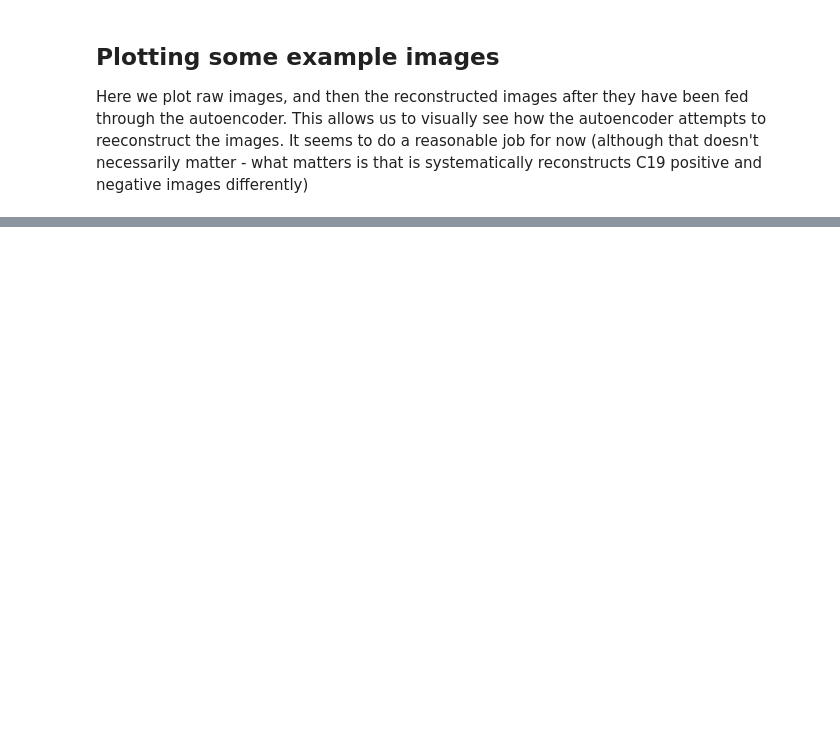
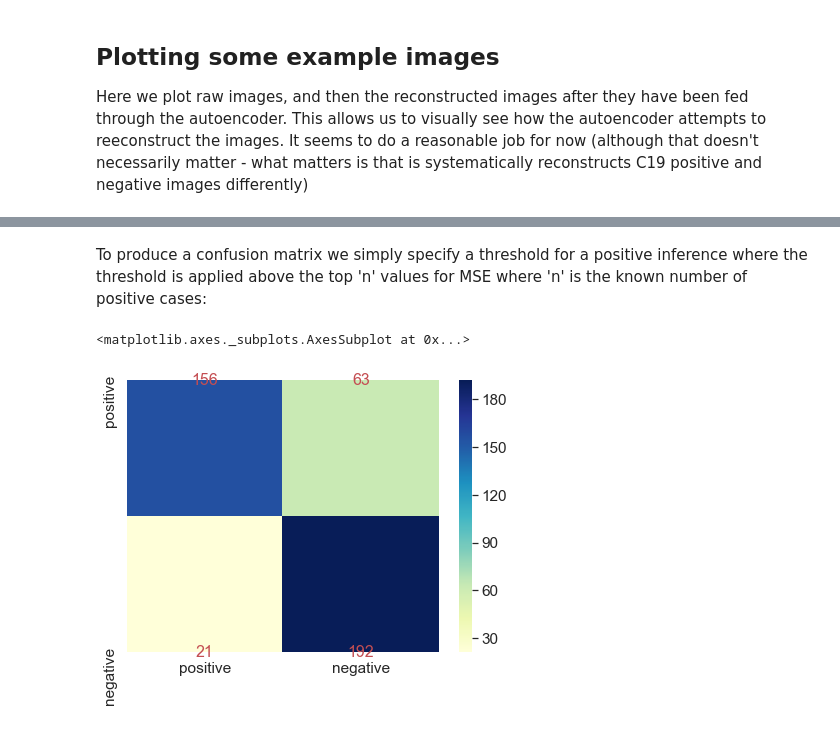
Before and after one commit to Alex-Hall-Data/covid19-anomaly-detection, a Jupyter notebook: c19-autoencoder.ipynb, the cells around one changed output, grey strips where cells are left out. Drawn from its saved outputs; the diff is of its cells as text; code cells hidden in the pictures; blank space fills up the shorter version.

Commit message:
added confusion matrix

```diff
--- a/c19-autoencoder.ipynb
+++ b/c19-autoencoder.ipynb
@@ -256,0 +265,2 @@ plot_examples(test_positive_generator, positive_predictions, "covid positive sca
+# %% [markdown]
+To produce a confusion matrix we simply specify a threshold for a positive inference where the threshold is applied above the top 'n' values for MSE where 'n' is the known number of positive cases:
@@ -256,0 +273,44 @@ plot_examples(test_positive_generator, positive_predictions, "covid positive sca
+# %%
+import pandas as pd
+
+#create dataframe of actuals and predictions for known positives
+positive_actuals = ['positive']*number_known_positives
+positive_predicted = []
+for i in range(len(positive_mse_list)):
+    if positive_mse_list[i] >= threshold:
+        positive_predicted.append('positive')
+    else:
+        positive_predicted.append('negative')
+
+d = {'MSE':positive_mse_list, 'predicted': positive_predicted, 'actual': positive_actuals}
+df = pd.DataFrame(d)
+
+#as above but for negative actuals
+# %%
+negative_actuals = ['negative']*number_known_negatives
+negative_predicted = []
+for i in range(len(negative_mse_list)):
+    if negative_mse_list[i] < threshold:
+        negative_predicted.append('negative')
+    else:
+        negative_predicted.append('positive')
+
+d = {'MSE':negative_mse_list, 'predicted': negative_predicted, 'actual': negative_actuals}
+df2 = pd.DataFrame(d)
+
+df = pd.concat([df,df2])
+# %%
+from sklearn.metrics import confusion_matrix
+
+cm = confusion_matrix(df['actual'],df['predicted'], labels=['positive','negative'])
+
+df_cm = pd.DataFrame(cm, index = ['positive','negative'],
+                  columns = ['positive','negative'])
+
+plt.figure(figsize = (7,5))
+
+sn.set(font_scale=1.4)#for label size
+sn.heatmap(df_cm, annot=True, fmt="d", cmap="YlGnBu",annot_kws={"size": 16, "color":'r'})
+# %% [output]
+<matplotlib.axes._subplots.AxesSubplot at 0x...>
+[figure, added]
```
Also changed, not shown: parts of 8 cells of this notebook.
